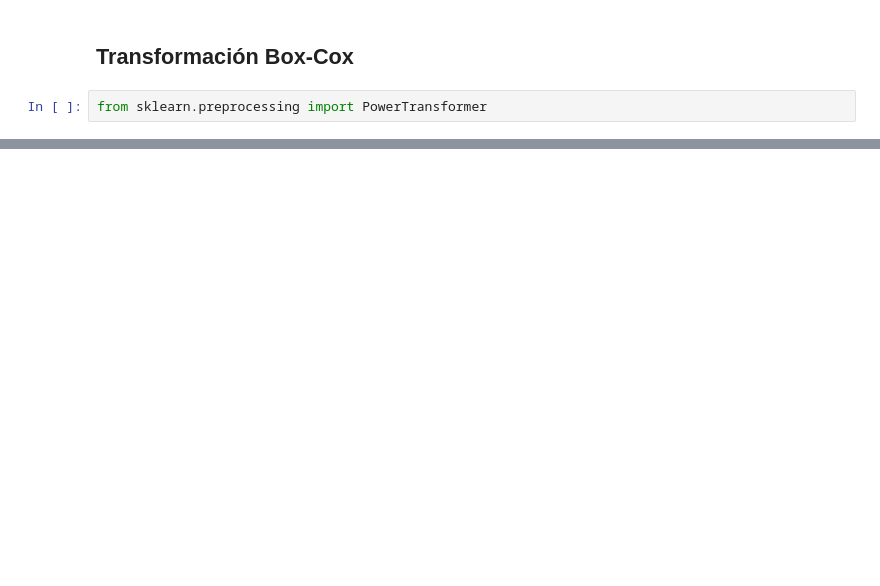
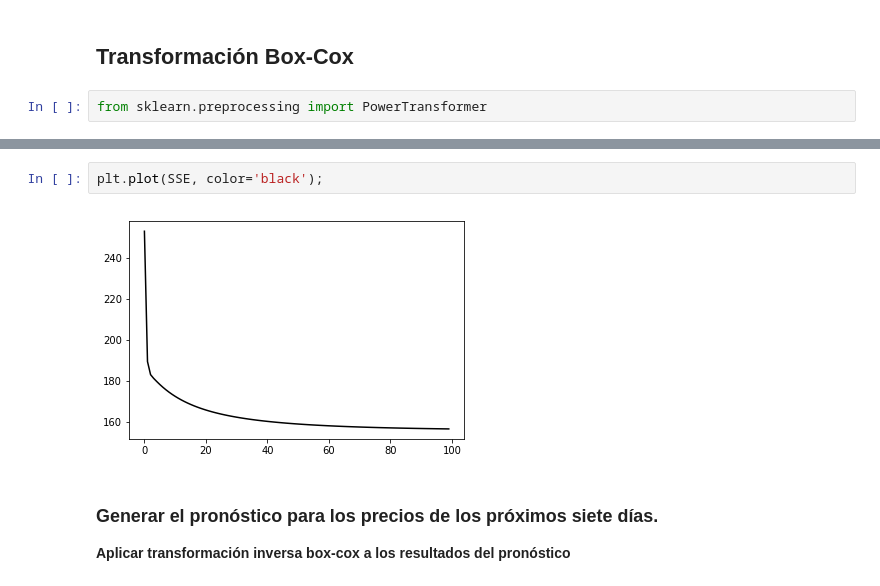
Before and after one commit to ann-2018-03/evaluacion-lfsalazarz, a Jupyter notebook: 01-precios-solucion.ipynb, the cells around one changed output, grey strips where cells are left out. Cells and saved outputs as stored; diff of their text form; blank space fills up the shorter version.

```diff
--- a/01-precios-solucion.ipynb
+++ b/01-precios-solucion.ipynb
@@ -145,0 +256,8 @@ plt.plot(
+# %%
+plt.plot(SSE, color='black');
+# %% [output]
+[figure, added]
+# %% [markdown]
+### Generar el pronóstico para los precios de los próximos siete días.
+
+**Aplicar transformación inversa box-cox a los resultados del pronóstico**
```
Also changed, not shown: parts of 31 cells of this notebook.
